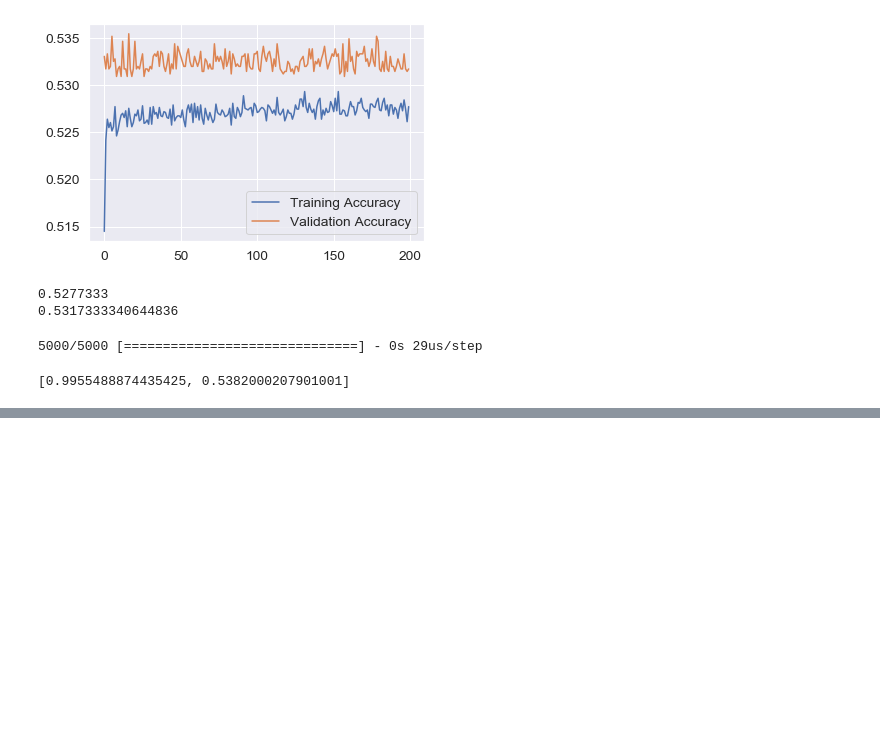
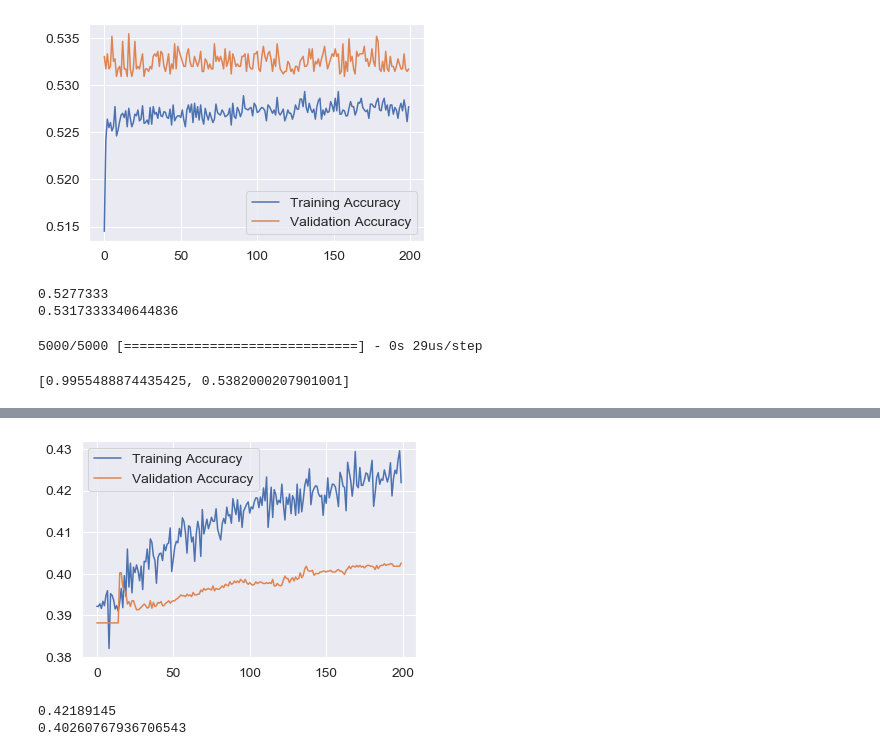
Before and after one commit to ishagupta36/Marketing-Models-Spotify, a Jupyter notebook: Simple Model.ipynb, the cells around one changed output, grey strips where cells are left out. Drawn from its saved outputs; the diff is of its cells as text; code cells hidden in the pictures; blank space fills up the shorter version.

```diff
--- a/Simple Model.ipynb
+++ b/Simple Model.ipynb
@@ -368,0 +409,23 @@ print(history.history['val_acc'][-1])
+# %%
+x_train_partial,x_val,y_train_partial,y_val=train_test_split(x_sm,y_sm,test_size=0.25)
+
+y_train_nn=pd.get_dummies(pd.DataFrame(y_train_partial))
+y_val_nn=pd.get_dummies(pd.DataFrame(y_val))
+
+
+history=model.fit(x_train_partial,y_train_nn,validation_data=(x_val,y_val_nn),epochs=200,verbose=0,batch_size=100)
+# %%
+plt.plot(history.history['acc'],label='Training Accuracy')
+plt.plot(history.history['val_acc'],label='Validation Accuracy')
+#plt.plot(history.history['val_mae'],label='MAE')
+#plt.plot(history.history['mape'])
+#plt.plot(history.history['cosine'],label='Cosine')
+plt.legend(loc='best')
+plt.show()
+
+print(history.history['acc'][-1])
+print(history.history['val_acc'][-1])
+# %% [output]
+[figure, added]
+0.42189145
+0.40260767936706543
```
Also changed, not shown: parts of 14 cells of this notebook.
